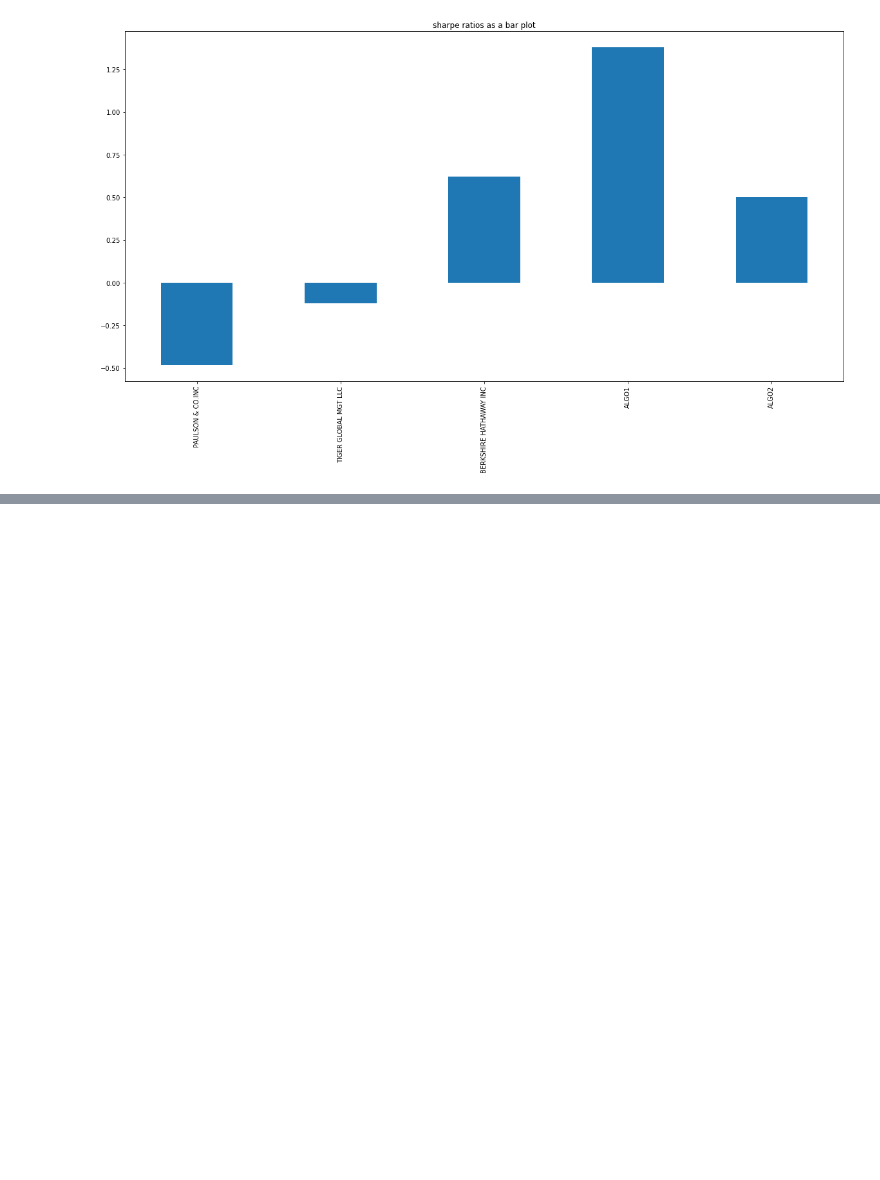
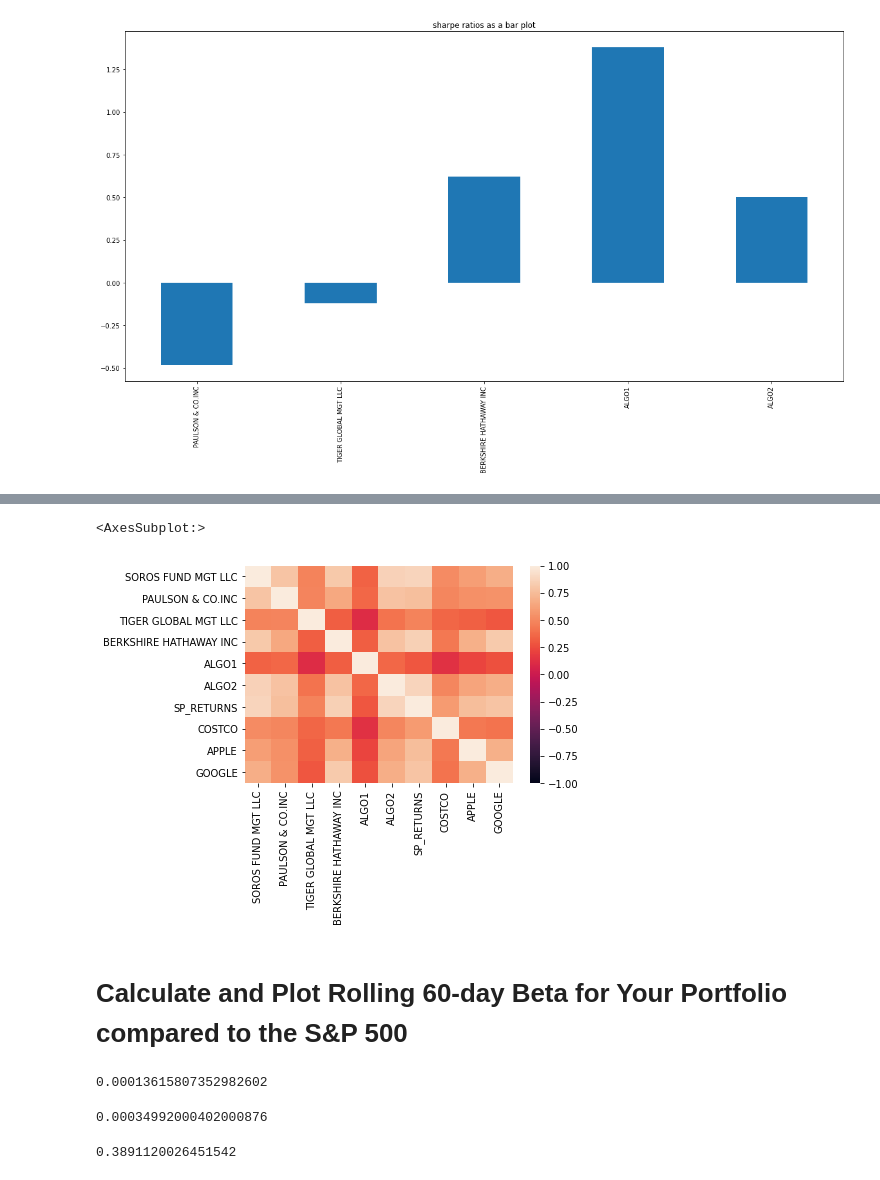
Before and after one commit to shaifepami/PANDAS---Assignemnt4, a Jupyter notebook: PANDAS_CODE/Pandas_assignment.ipynb, the cells around one changed output, grey strips where cells are left out. Saved outputs shown, nothing was run; the diff lists cells and outputs as text; code cells hidden in the pictures; blank space fills up the shorter version.

```diff
--- a/PANDAS_CODE/Pandas_assignment.ipynb
+++ b/PANDAS_CODE/Pandas_assignment.ipynb
@@ -820,0 +747,9 @@ aapl_historical
+# %%
+ # Calculate daily returns
+cust_daily_ret = all_cust_returns.pct_change()
+
+# Drop NAs
+cust_daily_ret.dropna(inplace=True)
+
+# Display sample data
+cust_daily_ret
@@ -820,0 +796,5 @@ aapl_historical
+# %%
+ # Join your returns DataFrame to the original returns DataFrame
+combined_returns = pd.concat([all_returns,cust_daily_ret], axis='columns', join='inner')
+combined_returns.sort_index(inplace=True)
+combined_returns.tail()
@@ -820,0 +809,5 @@ aapl_historical
+# %%
+ # Only compare dates where return data exists for all the stocks (drop NaNs)
+# To drop null values
+combined_returns.dropna(inplace=True)
+combined_returns
@@ -820,0 +871,5 @@ aapl_historical
+# %%
+ # Calculate and
+ # Calculating the corrections for all  portifolio
+correlation2 = combined_returns.corr()
+correlation2
@@ -820,0 +888,28 @@ aapl_historical
+# %%
+# plot the correlation
+# correlation2.plot(figsize=(20, 10), title='Correction Plot of all combined portfolio')
+# Display de correlation matrix
+sns.heatmap(correlation2, vmin=-1, vmax=1)
+# %% [output]
+<AxesSubplot:>
+[figure, added]
+# %% [markdown]
+#  Calculate and Plot Rolling 60-day Beta for Your Portfolio compared to the S&P 500
+# %%
+ # Calculate Covariance of  ALGO2 returns vs. S&P 50 returns
+appl_covariance = combined_returns['APPLE'].cov(all_returns['SP_RETURNS'])
+appl_covariance
+# %% [output]
+0.00013615807352982602
+# %%
+# Calculate variance of ALGO2
+appl_variance = combined_returns['APPLE'].var()
+appl_variance
+# %% [output]
+0.00034992000402000876
+# %%
+# Computing beta
+APPLE_beta = appl_covariance / appl_variance
+APPLE_beta
+# %% [output]
+0.3891120026451542
```
Also changed, not shown: parts of 86 cells of this notebook.
